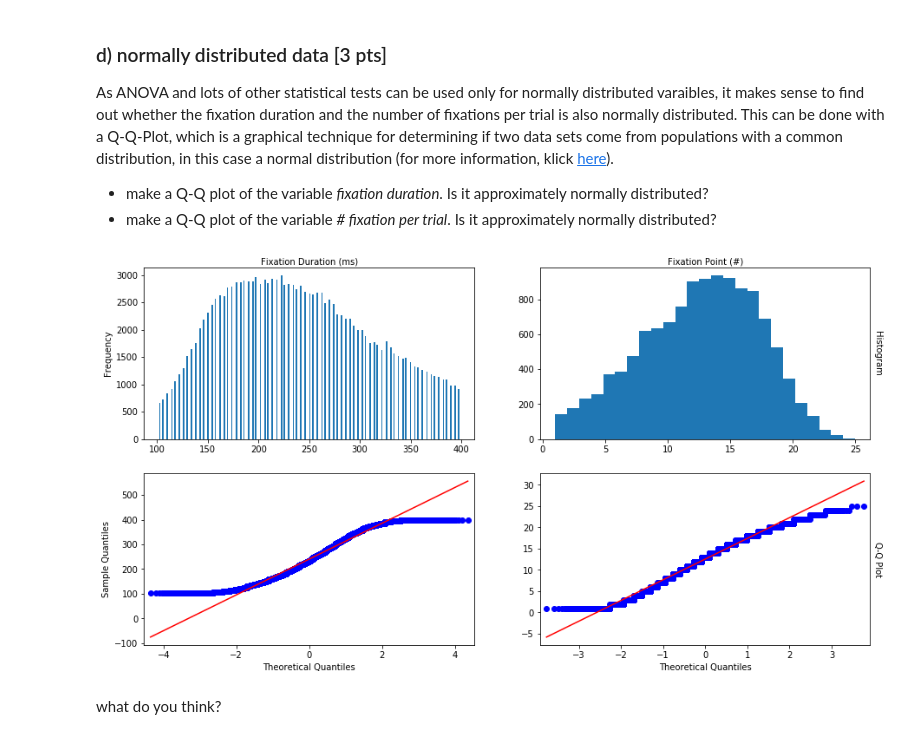
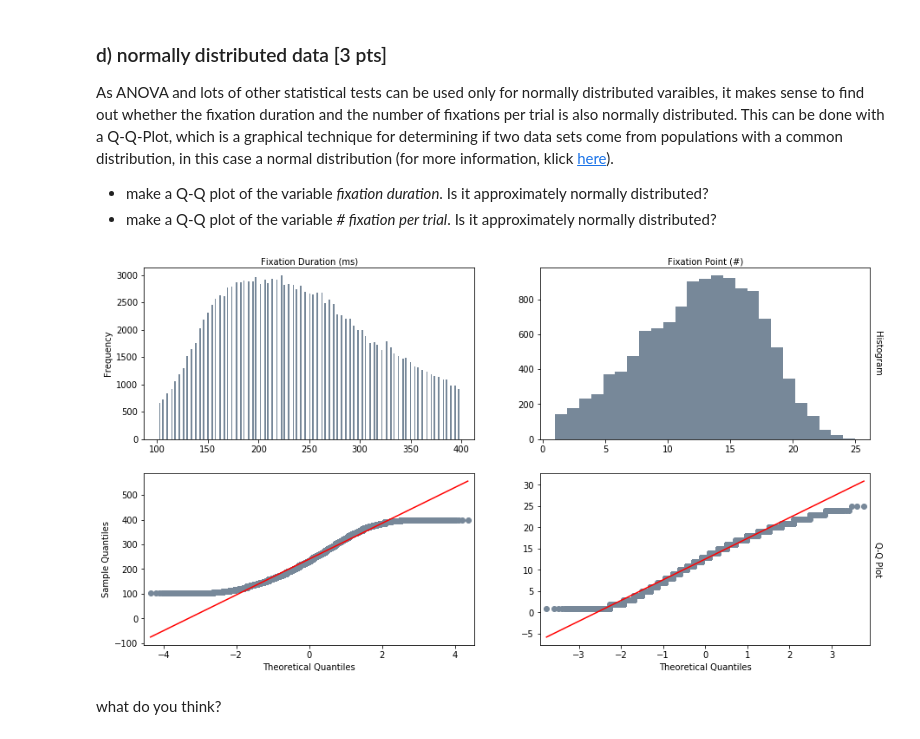
Before and after one commit to NBP-ACC/week-7-acc_01, a Jupyter notebook: Sheet05.ipynb, the cells around one changed output. Cells and saved outputs as stored; diff of their text form; code cells hidden in the pictures.

```diff
--- a/Sheet05.ipynb
+++ b/Sheet05.ipynb
@@ -91,7 +91,7 @@ Index(['SUBJECTINDEX', 'category', 'dataset_nr', 'end', 'eye', 'filenumber',
 # an easier data-handling I add a column to the dataframe with a unique
 # code for each trial over all subjects: SUBJECTINDEX-trial
 
-df['sub_trial'] = df['SUBJECTINDEX'] * 10000 + df['trial']
+df['sub_trial'] = df['SUBJECTINDEX'] * 1000 + df['trial']
 # %% [markdown]
 ### b) data cleaning [3 pts]
 We want to clean the dataframe so that it is handy for us to work with it.
@@ -231,41 +231,41 @@ As ANOVA and lots of other statistical tests can be used only for normally distr
 - make a Q-Q plot of the variable *# fixation per trial*. Is it approximately normally distributed?
 # %%
 # set the stage for 4 plots
-fig, axes = plt.subplots(nrows=2, ncols=2, figsize=(15,8))
+figs, axes = plt.subplots(nrows=2, ncols=2, figsize=(15,8))
 
 # I already calculated dataseries for fixation duration and number
 # but for the sake of code readability I add these two lines here
 fix_dur = df_clean.duration
 fix_num = df_clean.groupby(['sub_trial']).fix.count()
 
 
 # check the distributions using histograms
-axes[0,0].hist(fix_dur, bins=200)
-axes[0,1].hist(fix_num, bins=25)
+axes[0,0].hist(fix_dur, bins=200, color='lightslategray')
+axes[0,1].hist(fix_num, bins=25, color='lightslategray')
 
 
 # draw Q-Q plot for the fixation durations and the number of fixation points
 prob = sm.ProbPlot(fix_dur, dist='norm')
-prob.qqplot(line='r', ax=axes[1,0])
+prob.qqplot(line='r', color='lightslategray', ax=axes[1,0])
 
 prob = sm.ProbPlot(fix_num, dist='norm')
-prob.qqplot(line='r', ax=axes[1,1])
+prob.qqplot(line='r', color='lightslategray', ax=axes[1,1])
 
 
 # set the labels and tickbars
 axes[0,0].set_xlabel('Fixation Duration (ms)')
 axes[0,0].xaxis.set_label_position('top')
 axes[0,0].set_ylabel('Frequency')
 axes[0,1].set_xlabel('Fixation Point (#)')
 axes[0,1].xaxis.set_label_position('top')
 axes[0,1].set_ylabel('Histogram', labelpad=14)
 axes[0,1].yaxis.set_label_position('right')
 axes[0,1].yaxis.label.set_rotation(-90)
 axes[1,1].set_ylabel('Q-Q Plot', labelpad=14)
 axes[1,1].yaxis.set_label_position('right')
 axes[1,1].yaxis.label.set_rotation(-90);
 # %% [output]
-[figure, old version]
+[figure, new version]
 # %% [markdown]
 what do you think?
 # %% [markdown]
```
Also changed, not shown: parts of 5 cells of this notebook.
